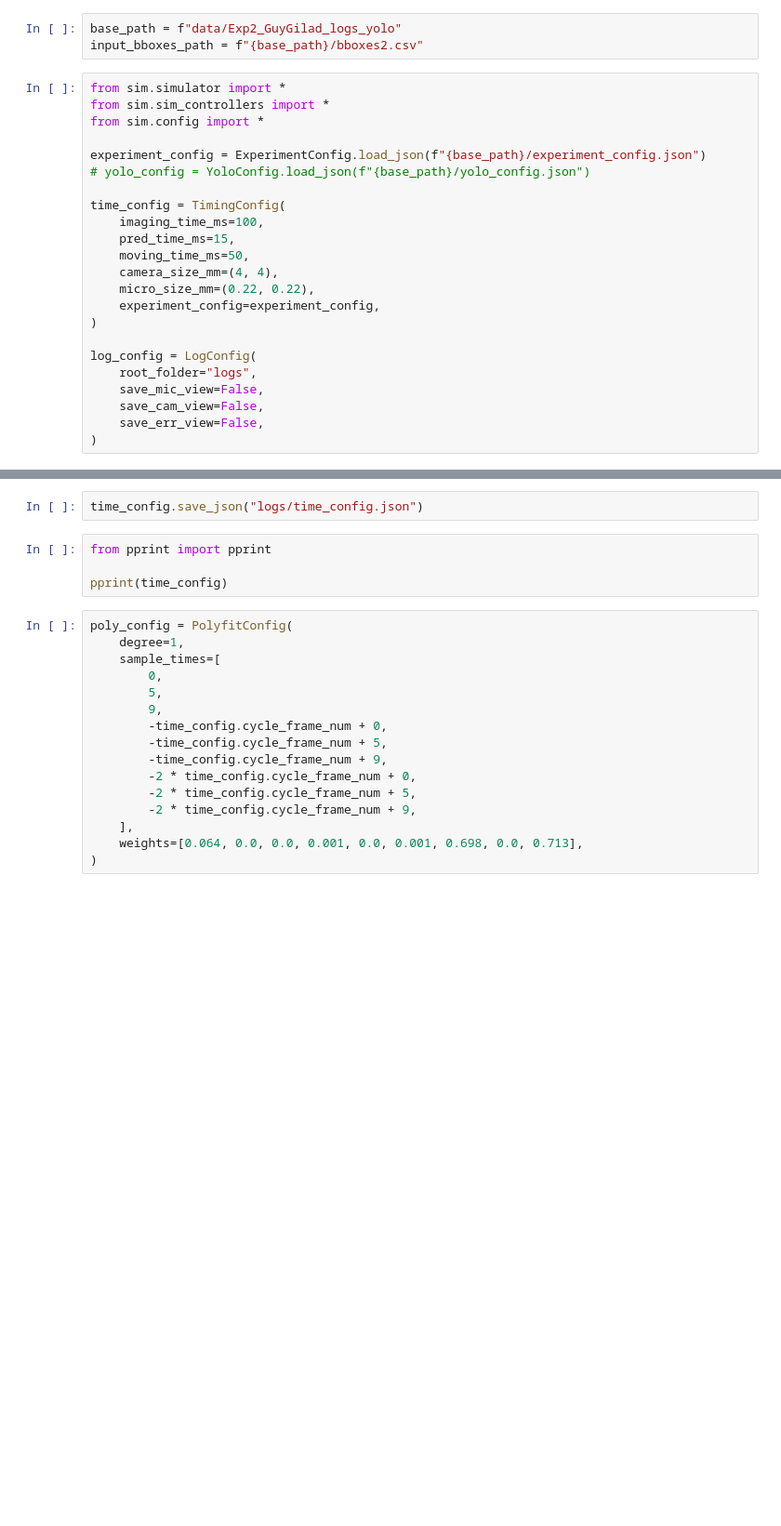
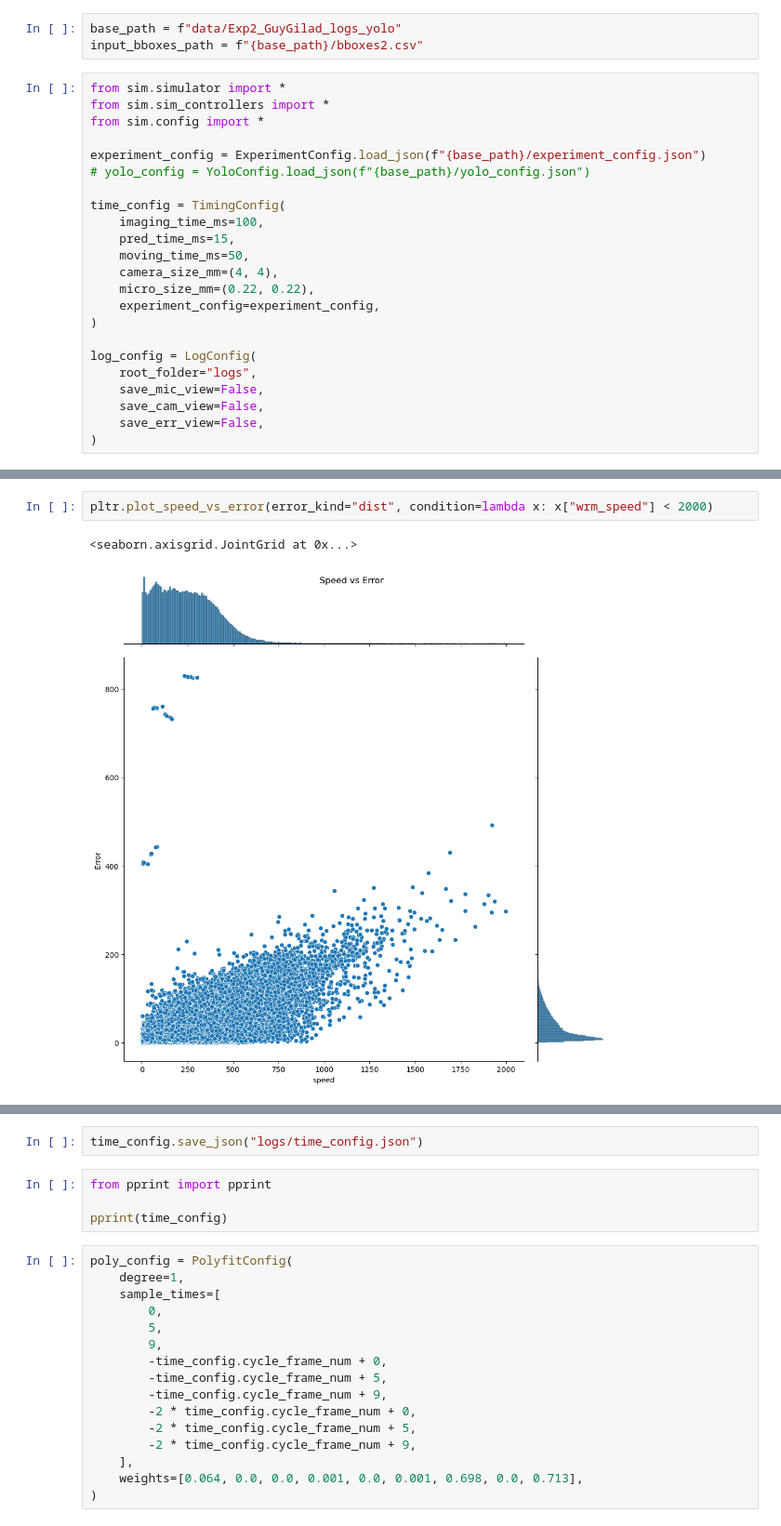
Before and after one commit to giladfrid009/WTracker, a Jupyter notebook: main.ipynb, the cells around one changed output, grey strips where cells are left out. Shown at 93% size. Saved outputs shown, nothing was run; the diff lists cells and outputs as text; blank space fills up the shorter version.

```diff
--- a/main.ipynb
+++ b/main.ipynb
@@ -46 +84,6 @@ pltr.initialize(n=10, imaging_only=True, unit="sec")
+# %%
+pltr.plot_speed_vs_error(error_kind="dist", condition=lambda x: x["wrm_speed"] < 2000)
+# %% [output]
+<seaborn.axisgrid.JointGrid at 0x...>
+[figure, added]
 # %%
```
Also changed, not shown: parts of 10 cells of this notebook, 8 other files.
